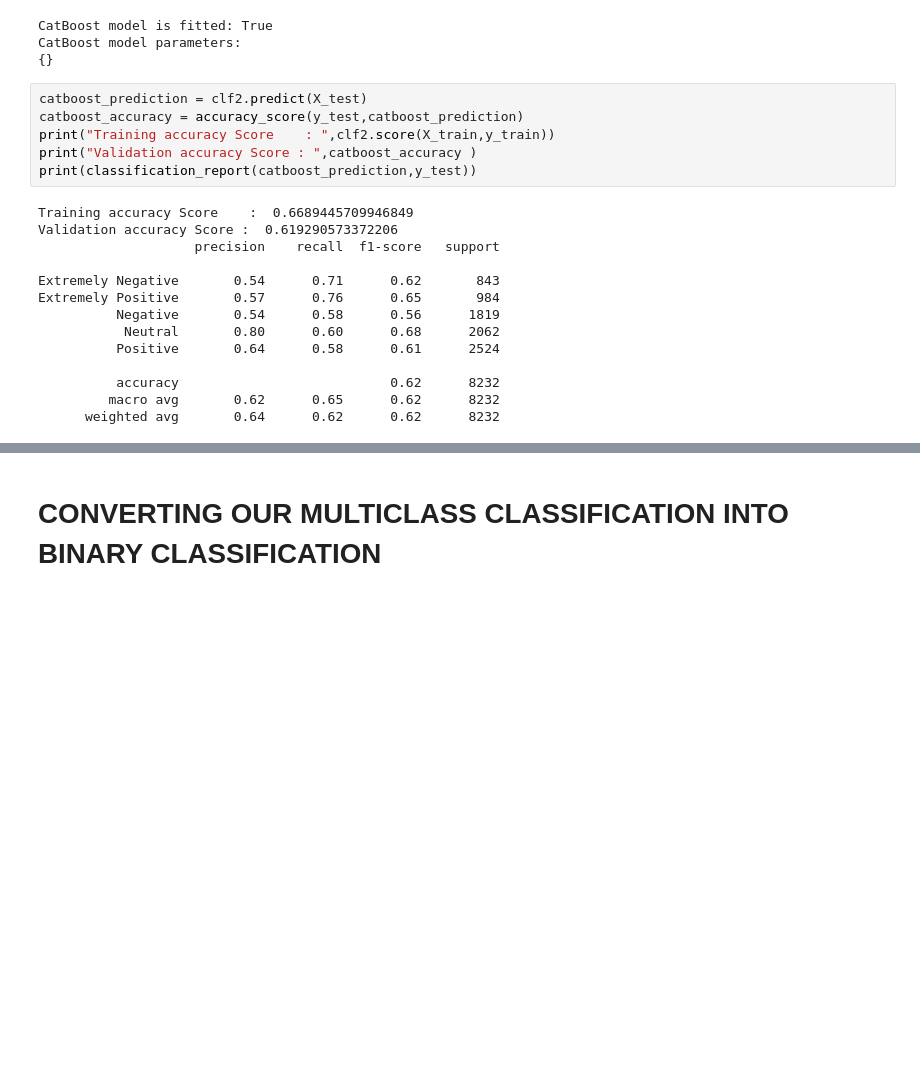
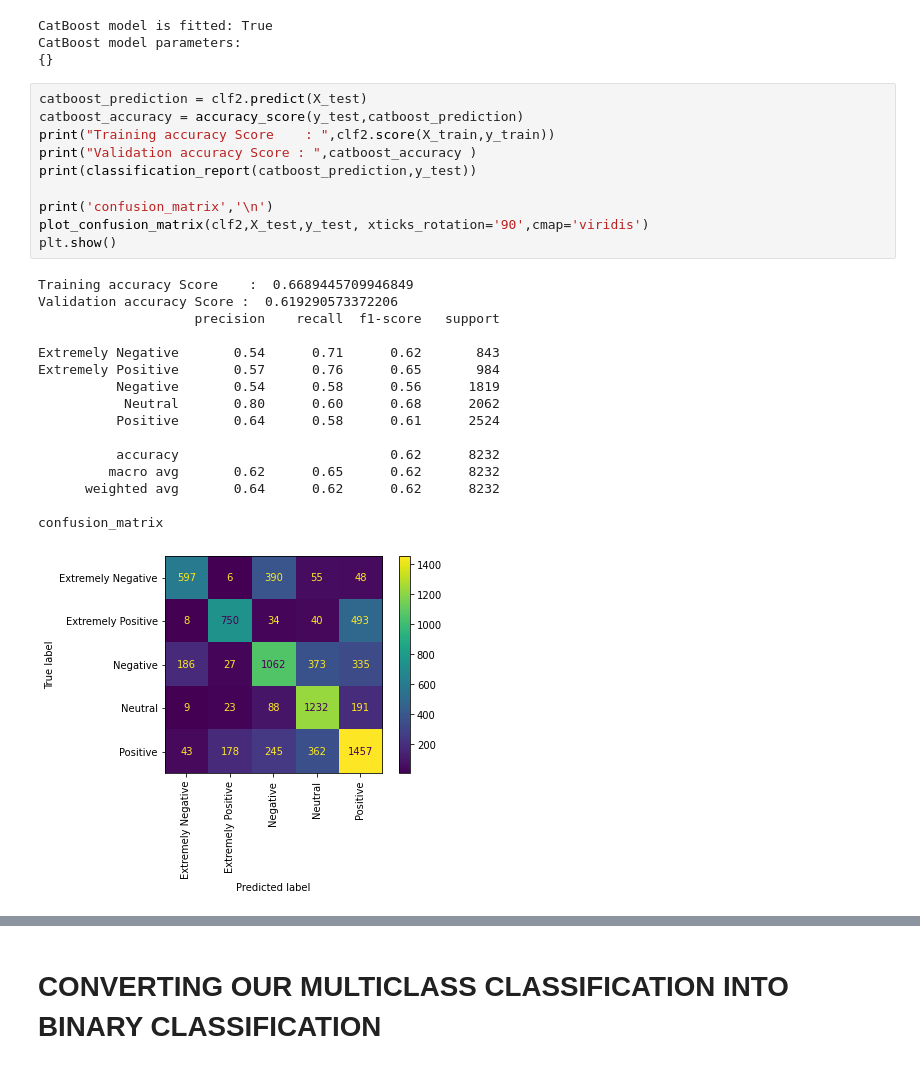
Before and after one commit to pankaj-beldar/Capstone_Project_03_Corona-virus-Tweet-Sentiment-Analysis, a Jupyter notebook: Capstone_03_Corona_Virus_Tweet_Sentiment_Analysis.ipynb, the cells around one changed output, grey strips where cells are left out. Saved outputs shown, nothing was run; the diff lists cells and outputs as text; blank space fills up the shorter version.

```diff
--- a/Capstone_03_Corona_Virus_Tweet_Sentiment_Analysis.ipynb
+++ b/Capstone_03_Corona_Virus_Tweet_Sentiment_Analysis.ipynb
@@ -1026,23 +1031,30 @@ CatBoost model parameters:
 # %%
 catboost_prediction = clf2.predict(X_test)
 catboost_accuracy = accuracy_score(y_test,catboost_prediction)
 print("Training accuracy Score    : ",clf2.score(X_train,y_train))
 print("Validation accuracy Score : ",catboost_accuracy )
 print(classification_report(catboost_prediction,y_test))
+
+print('confusion_matrix','\n')
+plot_confusion_matrix(clf2,X_test,y_test, xticks_rotation='90',cmap='viridis')
+plt.show()
 # %% [output]
 Training accuracy Score    :  0.6689445709946849
 Validation accuracy Score :  0.619290573372206
                     precision    recall  f1-score   support
 
 Extremely Negative       0.54      0.71      0.62       843
 Extremely Positive       0.57      0.76      0.65       984
           Negative       0.54      0.58      0.56      1819
            Neutral       0.80      0.60      0.68      2062
           Positive       0.64      0.58      0.61      2524
 
           accuracy                           0.62      8232
          macro avg       0.62      0.65      0.62      8232
       weighted avg       0.64      0.62      0.62      8232
+
+confusion_matrix
+[figure, added]
 # %%
 models = pd.DataFrame({'Model': ['Support Vector Machines','Random Forest', 'Naive Bayes','Stochastic Gradient Decent', 'XGBoost','CatBoost'],'Test accuracy': [svc_accuracy, rf_accuracy, NB_accuracy, sgd_accuracy, xgb_accuracy,catboost_accuracy]})
 
```
Also changed, not shown: parts of 25 cells of this notebook.
